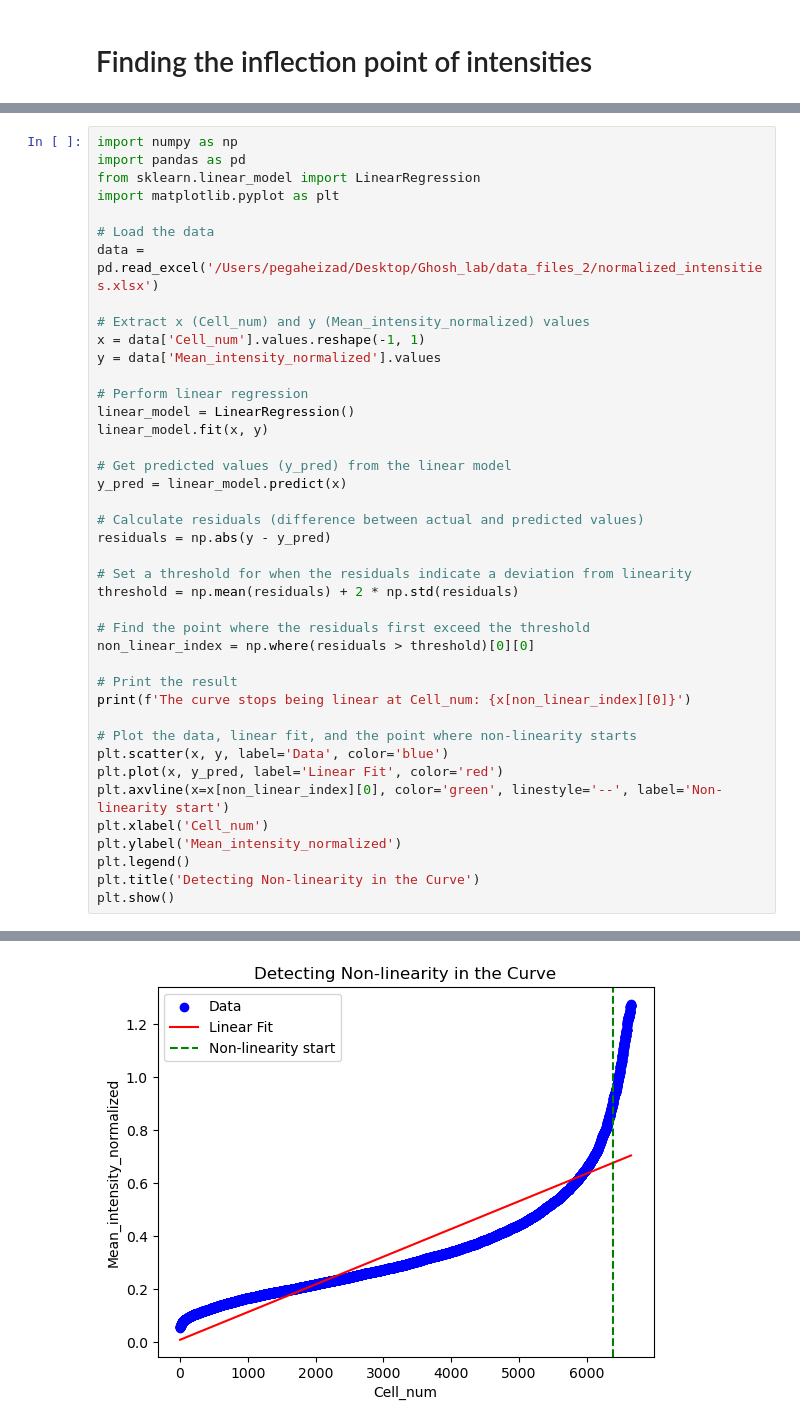
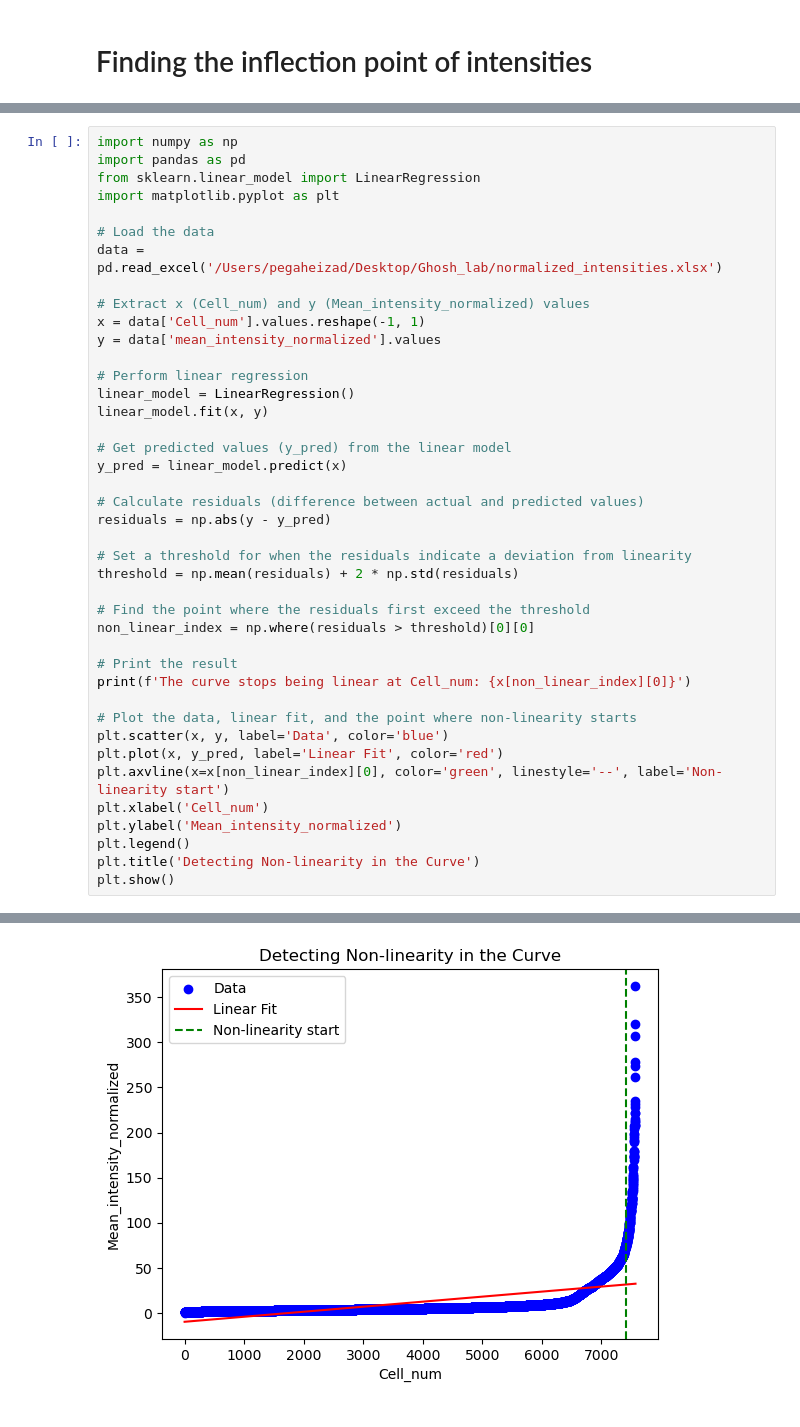
Before and after one commit to GhoshLabEng/Pegah_ML_Stemness_Predictor_Project, a Jupyter notebook: find_inflection_point.ipynb, the cells around one changed output, grey strips where cells are left out. Drawn from its saved outputs; the diff is of its cells as text.

```diff
--- a/find_inflection_point.ipynb
+++ b/find_inflection_point.ipynb
@@ -48,11 +48,11 @@ from sklearn.linear_model import LinearRegression
 import matplotlib.pyplot as plt
 
 # Load the data
-data = pd.read_excel('/Users/pegaheizad/Desktop/Ghosh_lab/data_files_2/normalized_intensities.xlsx')
+data = pd.read_excel('/Users/pegaheizad/Desktop/Ghosh_lab/normalized_intensities.xlsx')
 
 # Extract x (Cell_num) and y (Mean_intensity_normalized) values
 x = data['Cell_num'].values.reshape(-1, 1)
-y = data['Mean_intensity_normalized'].values
+y = data['mean_intensity_normalized'].values
 
 # Perform linear regression
 linear_model = LinearRegression()
@@ -87 +87 @@ The curve stops being linear at Cell_num: 6383
-[figure, old version]
+[figure, new version]
```
Also changed, not shown: parts of 2 cells of this notebook, 7 other files.
